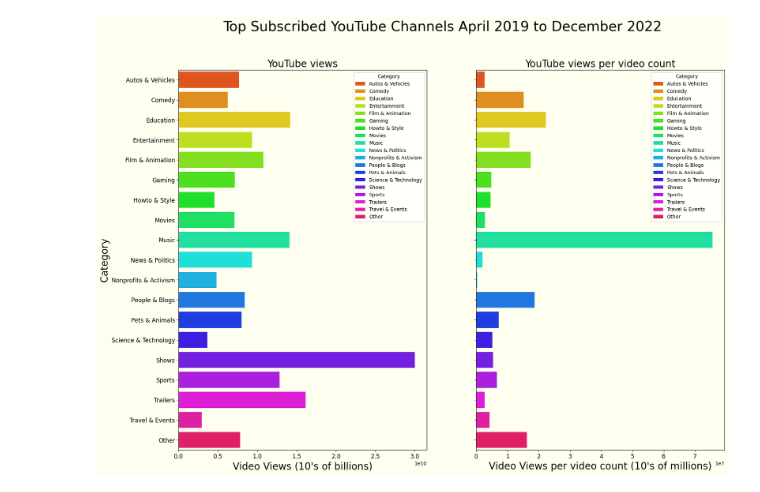
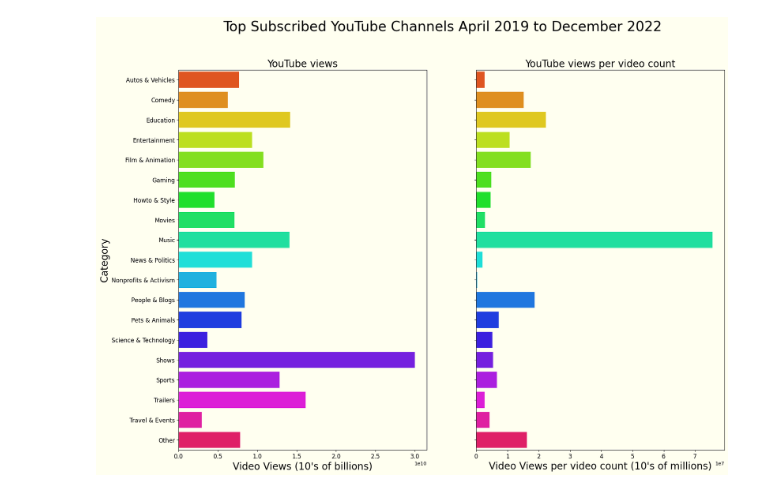
Before and after one commit to StephenBurke/youtube-subs, a Jupyter notebook: eda.ipynb, the cells around one changed output. Cells and saved outputs as stored; diff of their text form; code cells hidden in the pictures.

Commit message:
Removed legend (#24)

```diff
--- a/eda.ipynb
+++ b/eda.ipynb
@@ -35,33 +35,35 @@ sns.barplot(
     orient = 'h',
     dodge = False)
 
 axis[0].set_facecolor(graph_color)
 axis[0].set_title('YouTube views', fontsize = axis_label_size)
 axis[0].set_xlabel("Video Views (10's of billions)", fontsize = axis_label_size)
 axis[0].set_ylabel('Category', fontsize = axis_label_size)
 axis[0].tick_params(labelsize = (0.6)*axis_label_size)
+axis[0].legend_.remove()
 
 # views/video_count v category
 sns.barplot(
     ax = axis[1],
     data = df,
     y = 'Category',
     x = 'views_over_counts',
     hue = 'Category',
     palette = color_palette,
     errorbar = None,
     width = .8,
     orient = 'h',
     dodge = False)
 
 axis[1].set_facecolor(graph_color)
 axis[1].set_title('YouTube views per video count', fontsize = axis_label_size)
 axis[1].set_xlabel("Video Views per video count (10's of millions)", fontsize = axis_label_size)
 axis[1].set_ylabel('')
 axis[1].tick_params(labelsize = (0.6)*axis_label_size)
+axis[1].legend_.remove()
 
 plt.show()
 # %% [output]
-[figure, old version]
+[figure, new version]
 # %%
 fig.savefig('./graph.png', facecolor = fig.get_facecolor())
```
Also changed, not shown: 1 other file.
